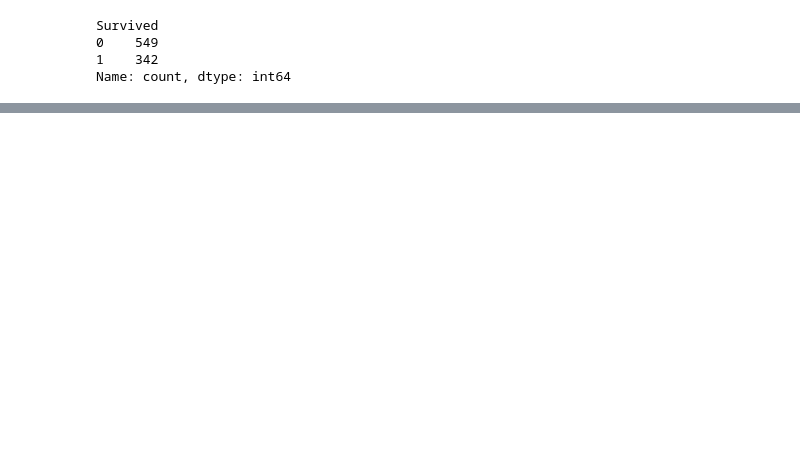
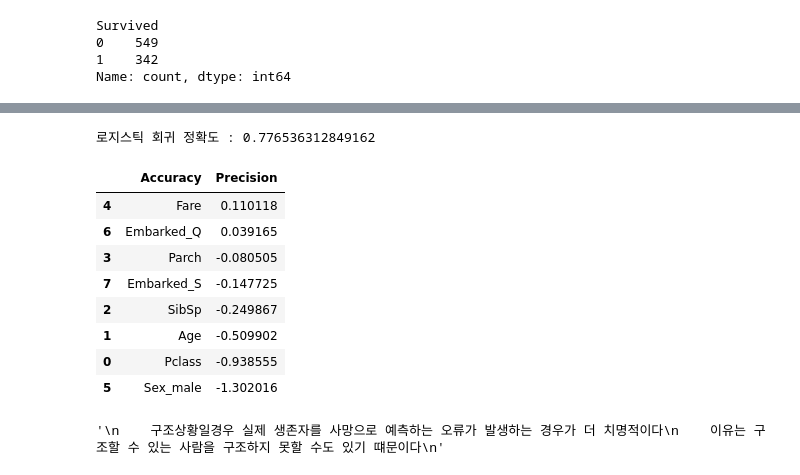
Before and after one commit to LEE0202020/study, a Jupyter notebook: ncs_이얘나_머신러닝 .ipynb, the cells around one changed output, grey strips where cells are left out. Cells and saved outputs as stored; diff of their text form; code cells hidden in the pictures; blank space fills up the shorter version.

```diff
--- a/ncs_이얘나_머신러닝 .ipynb
+++ b/ncs_이얘나_머신러닝 .ipynb
@@ -151,6 +191,6 @@ df
 # %%
 
-X = df.drop(["Survived", "Cabin", "Name", "Ticket", "PassengerId"], axis=1)
+X = df.drop(["Survived"], axis=1)
 X.head()
 # %% [output]
 |  | Pclass | Age | SibSp | Parch | Fare | Sex_male | Embarked_Q | Embarked_S |
@@ -237,3 +265,7 @@ Name: count, dtype: int64
 scaler = StandardScaler()
 X_train_scaled = scaler.fit_transform(X_train)
 X_test_scaled = scaler.transform(X_test)
+lr = LinearRegression()
+lr.fit(X_train_scaled, y_train)
+y_pred = lr.predict(X_test_scaled)
+print(y_pred)
@@ -250,0 +296,10 @@ NotFittedError: This LinearRegression instance is not fitted yet. Call 'fit' wit
+# %%
+lr = LogisticRegression()
+lr.fit(X_train_scaled, y_train)
+y_pred = lr.predict(X_test_scaled)
+
+y_prob = lr.predict_proba(X_test_scaled)[:, 1]
+y_prob_percent = y_prob * 100
+
+for i, proba in enumerate(y_prob_percent[:20], 1):
+    print(f"샘플 {i}번의 합격 확률 : {proba:.2f}%")
@@ -251 +327,33 @@ NotFittedError: This LinearRegression instance is not fitted yet. Call 'fit' wit
+# %%
+acc = accuracy_score(y_test, y_pred)
+print(f"로지스틱 회귀 정확도 : {acc}")
+# %% [output]
+로지스틱 회귀 정확도 : 0.776536312849162
+# %%
+coef_df = pd.DataFrame({
+    "Accuracy": X_train.columns,
+    "Precision": lr.coef_[0]
+}).sort_values(by="Precision", ascending=False)
+coef_df
+# %% [output]
+|  | Accuracy | Precision |
+| 4 | Fare | 0.110118 |
+| 6 | Embarked_Q | 0.039165 |
+| 3 | Parch | -0.080505 |
+| 7 | Embarked_S | -0.147725 |
+| 2 | SibSp | -0.249867 |
+| 1 | Age | -0.509902 |
+| 0 | Pclass | -0.938555 |
+| 5 | Sex_male | -1.302016 |
+# %%
+"""
+    Confusion Matrix는 모델이 생존자와 사망자를 얼마나 정확하게 구분했는지 보여주는 표이다
+    실제 사망자를 사망으로 예측하거나 실제 생존자를 생존으로 예측하는 경우는 맞게 예측한거이다
+"""
+"""
+    구조상황일경우 실제 생존자를 사망으로 예측하는 오류가 발생하는 경우가 더 치명적이다
+    이유는 구조할 수 있는 사람을 구조하지 못할 수도 있기 떄문이다
+"""
+# %% [output]
+'\n    구조상황일경우 실제 생존자를 사망으로 예측하는 오류가 발생하는 경우가 더 치명적이다\n    이유는 구조할 수 있는 사람을 구조하지 못할 수도 있기 떄문이다\n'
 # %%
```
Also changed, not shown: parts of 18 cells of this notebook, 7 other files.
